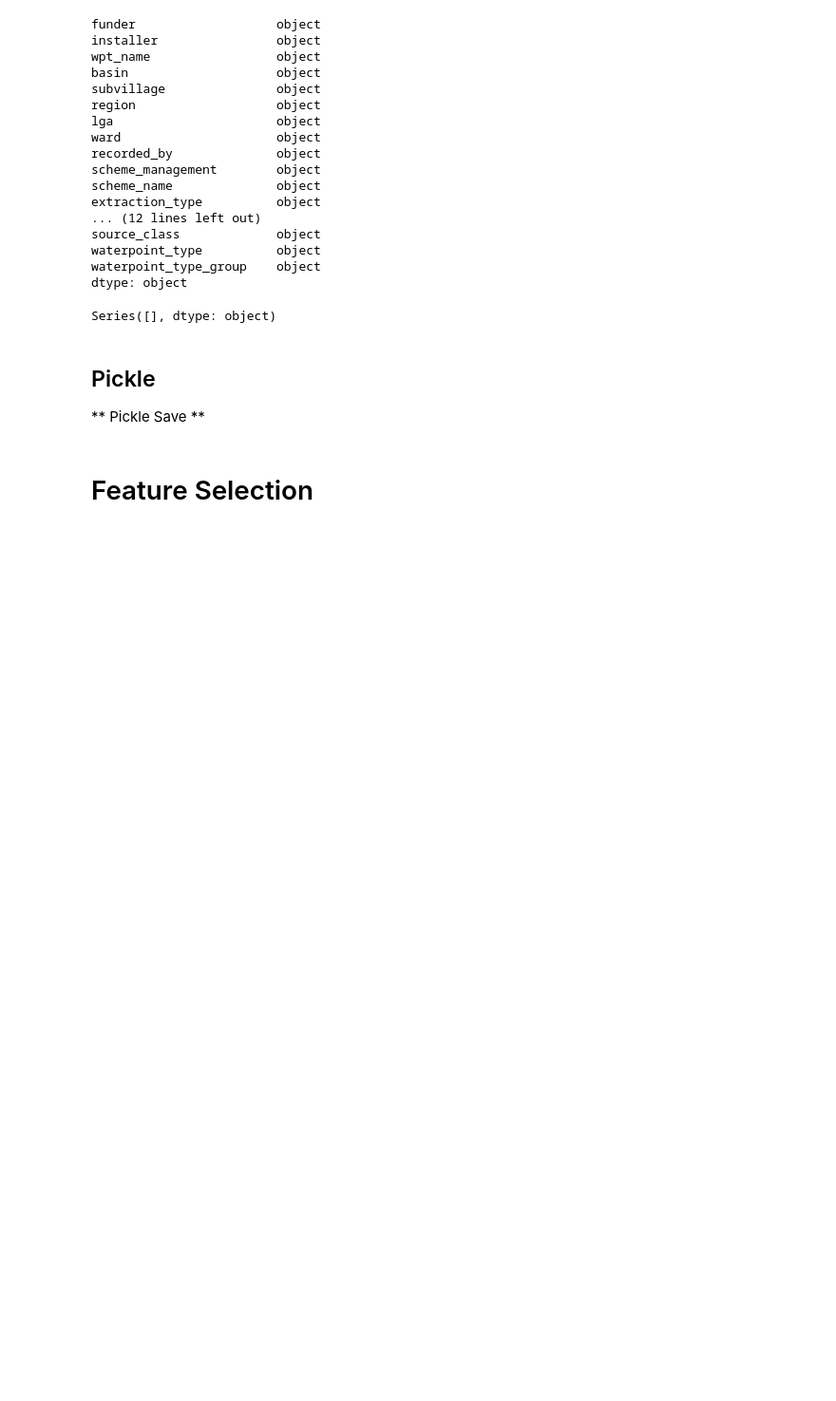
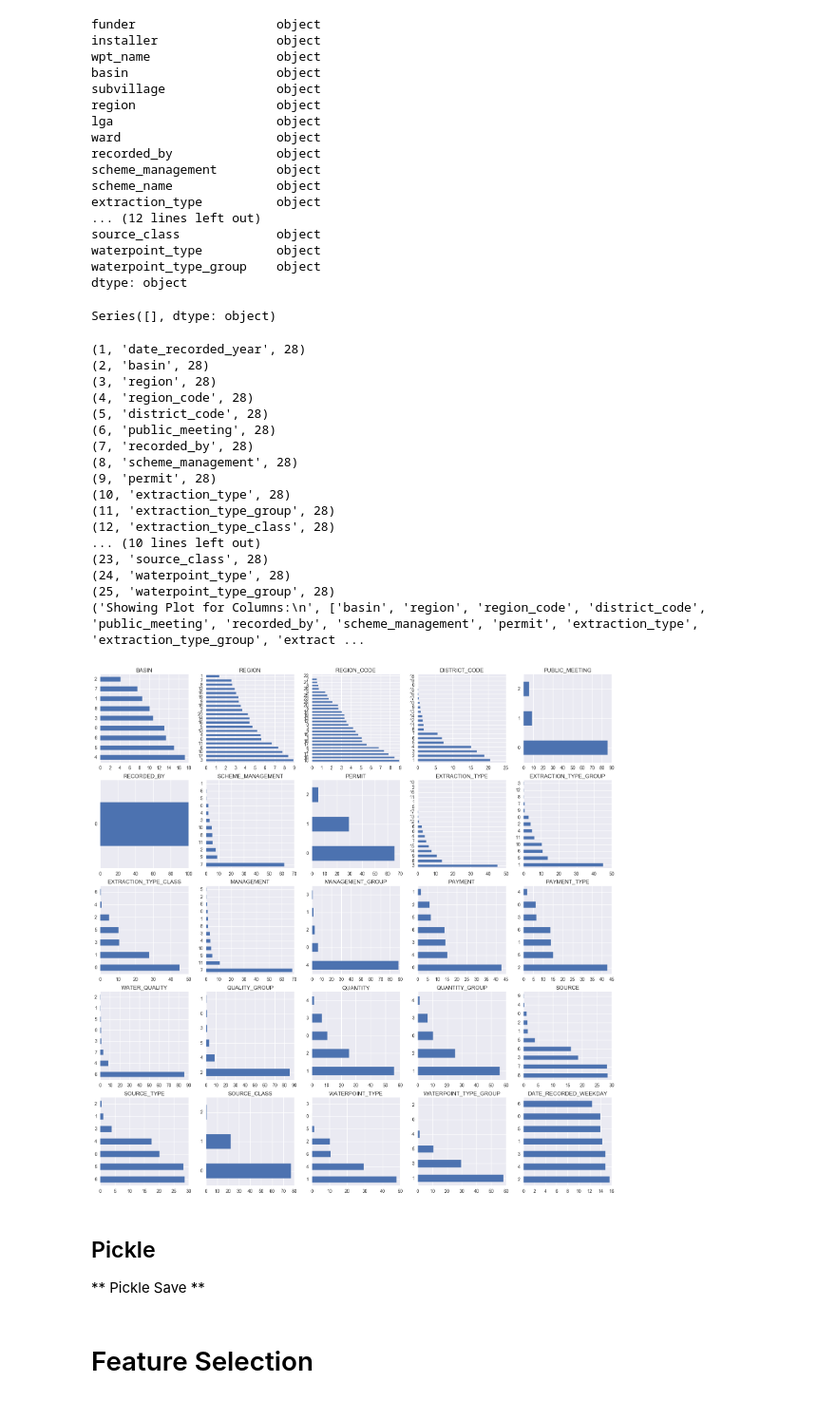
Before and after one commit to msampathkumar/datadriven, a Jupyter notebook: pumpit.ipynb, the cells around one changed output. Shown at 95% size. Drawn from its saved outputs; the diff is of its cells as text; code cells hidden in the pictures; blank space fills up the shorter version.

```diff
--- a/pumpit.ipynb
+++ b/pumpit.ipynb
@@ -907,6 +907,27 @@ dtype: object
 show_object_dtypes(X, True)
 # %% [output]
 Series([], dtype: object)
+# %%
+sam_dataframe_cols_value_count_analysis(X)
+# %% [output]
+(1, 'date_recorded_year', 28)
+(2, 'basin', 28)
+(3, 'region', 28)
+(4, 'region_code', 28)
+(5, 'district_code', 28)
+(6, 'public_meeting', 28)
+(7, 'recorded_by', 28)
+(8, 'scheme_management', 28)
+(9, 'permit', 28)
+(10, 'extraction_type', 28)
+(11, 'extraction_type_group', 28)
+(12, 'extraction_type_class', 28)
+... (10 lines left out)
+(23, 'source_class', 28)
+(24, 'waterpoint_type', 28)
+(25, 'waterpoint_type_group', 28)
+('Showing Plot for Columns:\n', ['basin', 'region', 'region_code', 'district_code', 'public_meeting', 'recorded_by', 'scheme_management', 'permit', 'extraction_type', 'extraction_type_group', 'extract ...
+[figure, added]
 # %% [markdown]
 ## Pickle
 
```
Also changed, not shown: parts of 53 cells of this notebook, 4 other files.
